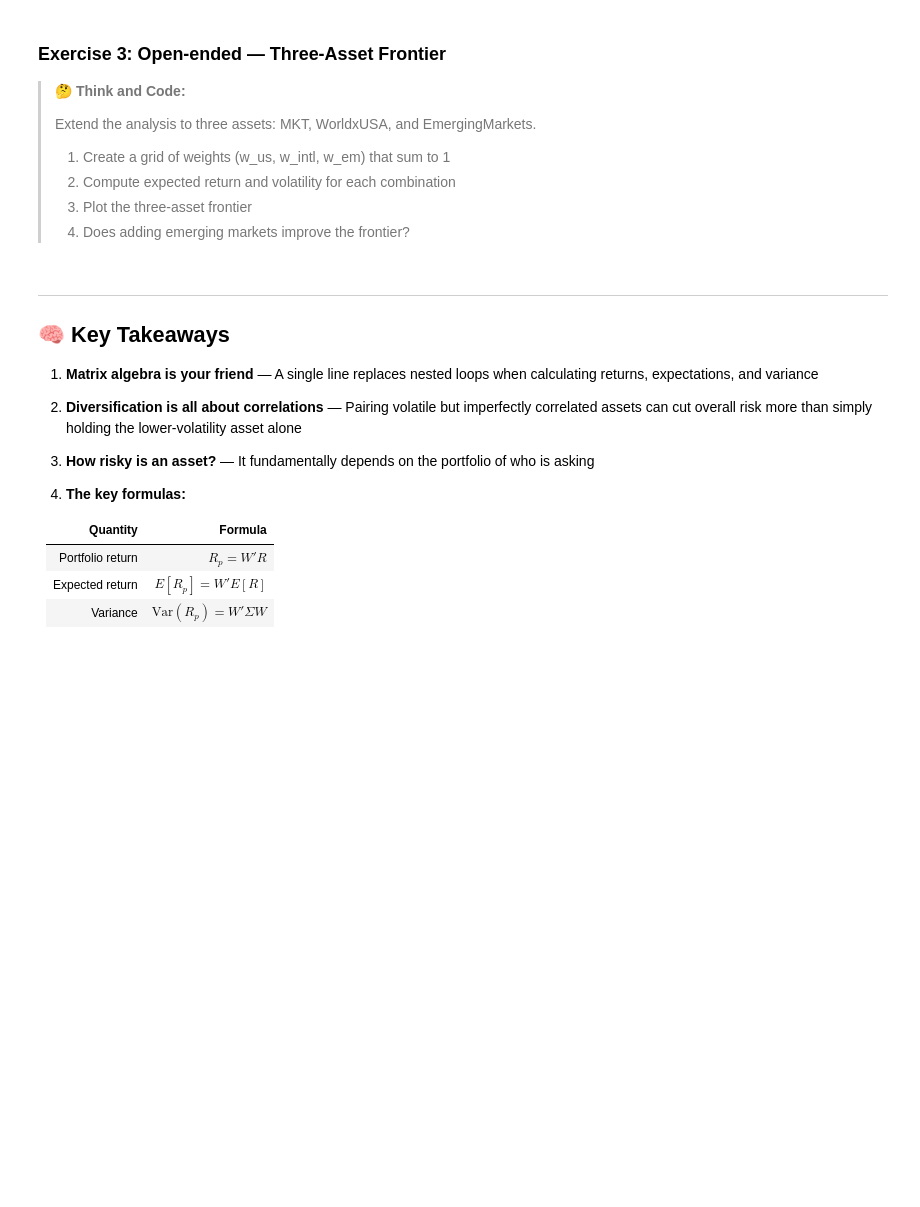
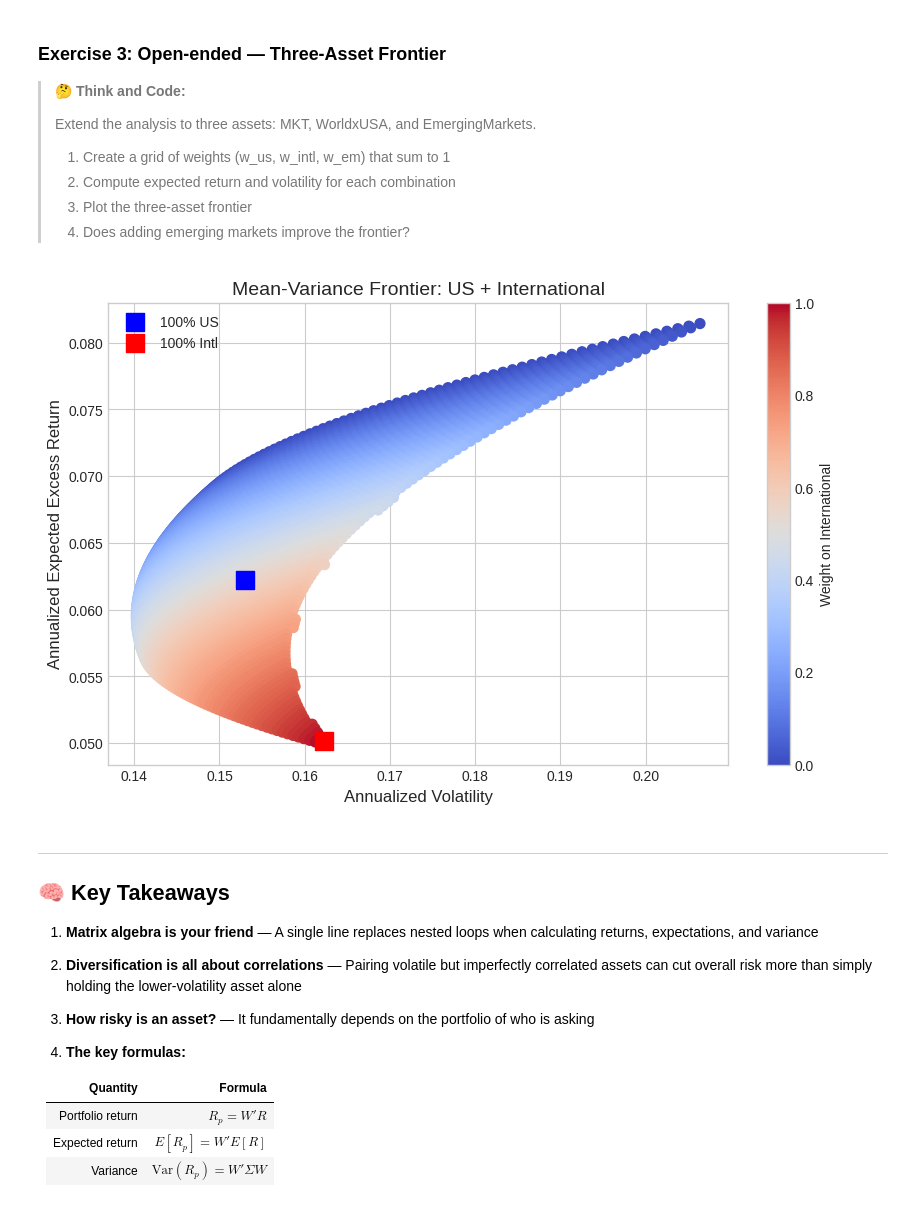
Before and after one commit to SnazzyBeatle115/UG54, a Jupyter notebook: chapters/Finance/PortfolioMath_c.ipynb, the cells around one changed output. Saved outputs shown, nothing was run; the diff lists cells and outputs as text; code cells hidden in the pictures; blank space fills up the shorter version.

```diff
--- a/chapters/Finance/PortfolioMath_c.ipynb
+++ b/chapters/Finance/PortfolioMath_c.ipynb
@@ -548,3 +548,48 @@ Vol reduction: 0.0034398296876538906
+# %%
+# Your code here
+
+D = Data[['MKT', 'WorldxUSA', 'EmergingMarkets']]
+
+E_2 = D.mean() * 12
+Cov_2 = D.cov()
+
+frontier = []
+for w_intl in np.arange(0, 1.01, 0.01):
+    for w_EM in np.arange(0, 1.01 - w_intl, 0.01):
+      W_2 = np.array([[1 - w_intl - w_EM], [w_intl], [w_EM]])
+
+      # Expected return
+      er = (W_2.T @ E_2)[0]
+
+      # Volatility
+      var = (W_2.T @ Cov_2 @ W_2)[0][0]
+      vol = np.sqrt(var) * np.sqrt(12)
+
+      frontier.append([w_intl, w_EM, vol, er])
+
+frontier = pd.DataFrame(frontier, columns=['Weight_Intl', 'Weight_EM', 'Volatility', 'Expected_Return'])
+# %%
+# Plot the mean-variance frontier
+fig, ax = plt.subplots(figsize=(10, 6))
+
+# Color by weight on international
+scatter = ax.scatter(frontier['Volatility'], frontier['Expected_Return'],
+                     c=frontier['Weight_Intl'], cmap='coolwarm', s=50)
+plt.colorbar(scatter, label='Weight on International')
+
+# Mark pure portfolios
+ax.scatter([frontier.iloc[0]['Volatility']], [frontier.iloc[0]['Expected_Return']],
+           s=150, color='blue', marker='s', zorder=5, label='100% US')
+ax.scatter([frontier.iloc[-1]['Volatility']], [frontier.iloc[-1]['Expected_Return']],
+           s=150, color='red', marker='s', zorder=5, label='100% Intl')
+
+ax.set_xlabel('Annualized Volatility', fontsize=12)
+ax.set_ylabel('Annualized Expected Excess Return', fontsize=12)
+ax.set_title('Mean-Variance Frontier: US + International', fontsize=14)
+ax.legend()
+plt.show()
+# %% [output]
+[figure, added]
 # %% [markdown]
 ---
 
```
Also changed, not shown: parts of 2 cells of this notebook.
